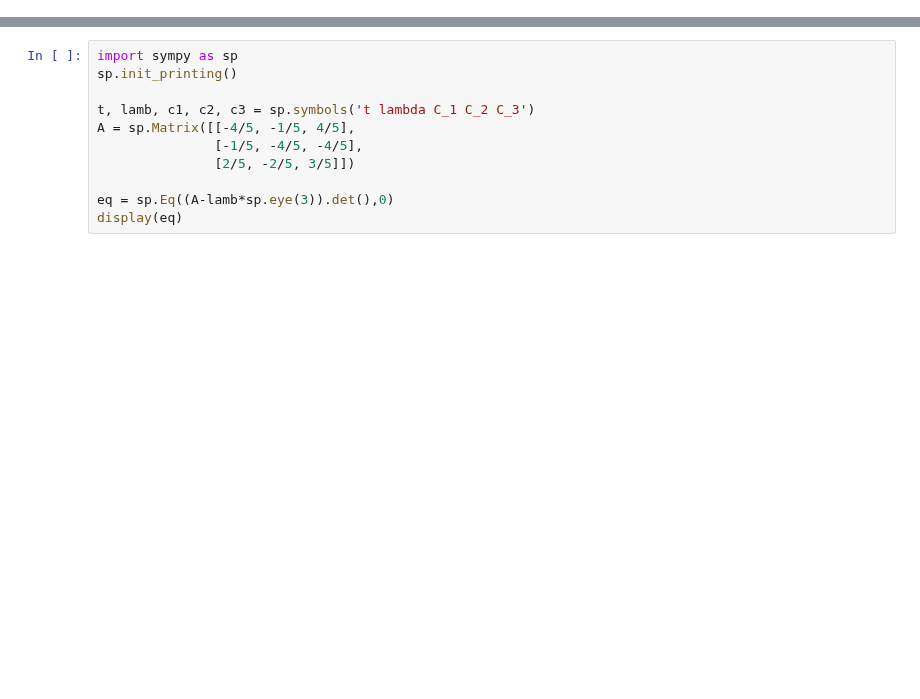
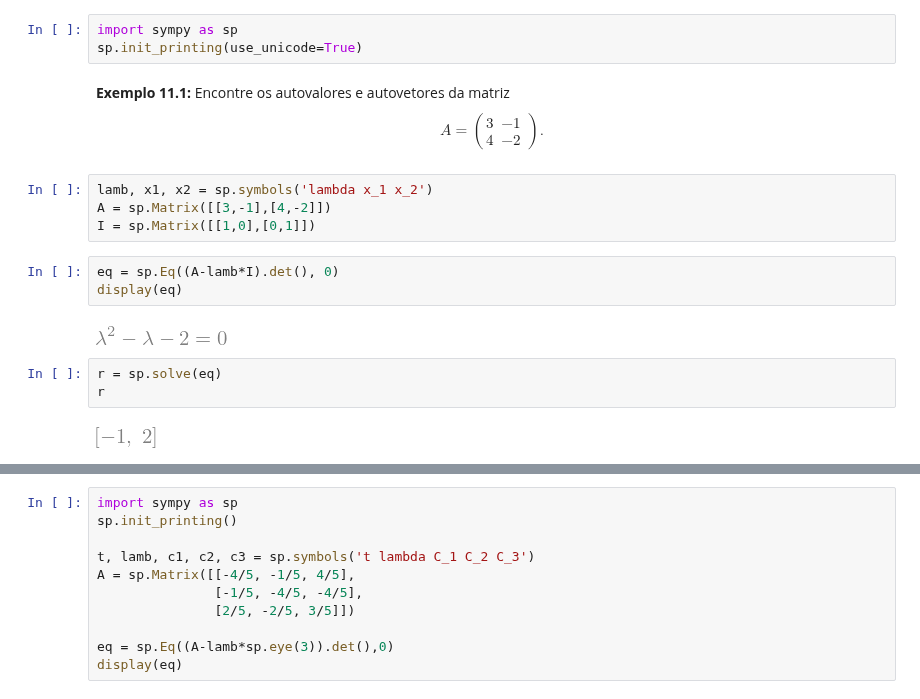
Before and after one commit to tiagoburiol/MatComp_III, a Jupyter notebook: Notebook 11 - Problema de autovalores e autovetores/11_problemas_de_autovalores_e_autovetores.ipynb, the cells around one changed output, grey strips where cells are left out. Saved outputs shown, nothing was run; the diff lists cells and outputs as text; blank space fills up the shorter version.

```diff
--- a/Notebook 11 - Problema de autovalores e autovetores/11_problemas_de_autovalores_e_autovetores.ipynb
+++ b/Notebook 11 - Problema de autovalores e autovetores/11_problemas_de_autovalores_e_autovetores.ipynb
@@ -4,0 +34,25 @@ Como já sabemos, em muitas áreas existem problemas que envolvem diversos comp
+# %%
+import sympy as sp
+sp.init_printing(use_unicode=True)
+# %% [markdown]
+**Exemplo 11.1:** Encontre os autovalores e autovetores da matriz
+$$
+A=\left(\begin{array}{ll}
+3 & -1 \\
+4 & -2
+\end{array} \right)\text{.}
+$$
+# %%
+lamb, x1, x2 = sp.symbols('lambda x_1 x_2')
+A = sp.Matrix([[3,-1],[4,-2]])
+I = sp.Matrix([[1,0],[0,1]])
+# %%
+eq = sp.Eq((A-lamb*I).det(), 0)
+display(eq)
+# %% [output]
+[figure, added]
+# %%
+r = sp.solve(eq)
+r
+# %% [output]
+[figure, added]
```
Also changed, not shown: parts of 73 cells of this notebook.
